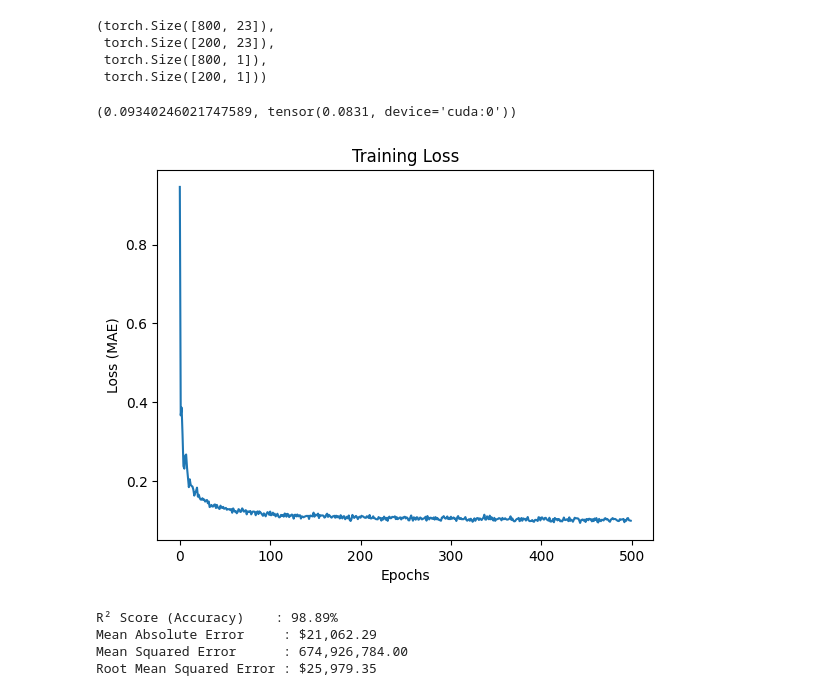
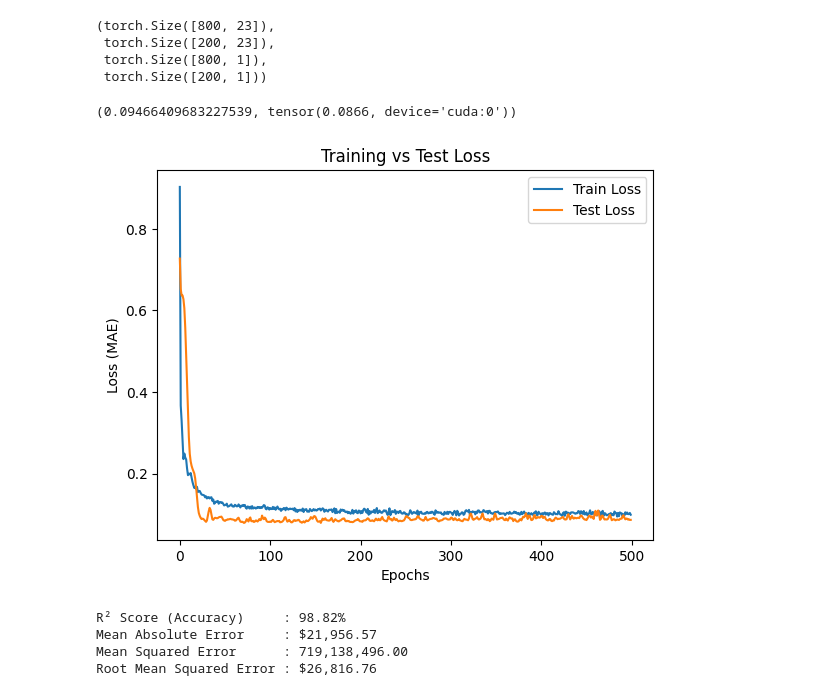
Before and after one commit to Yousef-salah-Ma/house-price-prediction-pytorch, a Jupyter notebook: house_price.ipynb, the cells around one changed output. Cells and saved outputs as stored; diff of their text form; code cells hidden in the pictures.

```diff
--- a/house_price.ipynb
+++ b/house_price.ipynb
@@ -134,6 +134,7 @@ optimizar = torch.optim.Adam(params=model.parameters(), lr=0.01)
 # Define Mean Absolute Error (MAE) as the L1 Loss function for training
 loss_fun  = nn.L1Loss()
 # %%
+
 # 15. MODEL TRAINING AND VALIDATION LOOP
 from tqdm import tqdm
 
@@ -146,41 +147,59 @@ epoch = 0
 
 # Start training loop with a progress bar
 for epochs in tqdm(range(epochs)):
+    model.train()
     model.to(device=device)        # Ensure model parameters are on the correct device
     y_pred = model(x_train)        # Forward pass: compute predictions on training features
 
     loss = loss_fun(y_pred, y_train) # Calculate the training loss (MAE)
+    optimizar.zero_grad()          # Reset gradients from the previous iteration
 
-    optimizar.zero_grad()          # Reset gradients from the previous iteration
 
     loss.backward()                # Backward pass: compute gradient of the loss w.r.t model parameters
     optimizar.step()               # Update model weights based on computed gradients
 
     loss_train.append(loss.item()) # Log historical training loss value
 
-# Switch model to evaluation mode (deactivates dropout and batch normalization behaviors)
-model.eval()
+    # Switch model to evaluation mode (deactivates dropout and batch normalization behaviors)
+    model.eval()
 
-# Temporarily disable gradient calculation to optimize memory and speed during inference
-with torch.inference_mode():
-    test_pred = model(x_test)      # Forward pass: compute predictions on testing features
+    # Temporarily disable gradient calculation to optimize memory and speed during inference
+    with torch.inference_mode():
+        test_pred = model(x_test)      # Forward pass: compute predictions on testing features
 
-    test_loss = loss_fun(test_pred, y_test) # Calculate validation/testing loss
+        test_loss = loss_fun(test_pred, y_test) # Calculate validation/testing loss
+        loss_test.append(test_loss.item())
 # %%
 # 16. LOSS PERFORMANCE CHECK
 # Extract the absolute lowest training loss achieved and compare it with the final evaluation test loss
 min(loss_train), test_loss
 # %% [output]
-(0.09340246021747589, tensor(0.0831, device='cuda:0'))
+(0.09466409683227539, tensor(0.0866, device='cuda:0'))
 # %%
-# 17. LOSS CURVE PLOTTING
-plt.plot(loss_train)          # Plot the logged training loss values across all epochs
-plt.title("Training Loss")    # Add a title to the visualization
-plt.xlabel("Epochs")          # Label the horizontal axis as training iterations
-plt.ylabel("Loss (MAE)")      # Label the vertical axis as Mean Absolute Error
-plt.show()                    # Render and display the final performance graph
+# 17. LOSS CURVE PLOTTING (TRAIN vs TEST LOSS)
+
+plt.plot(loss_train, label="Train Loss")
+# Plot training loss values across all epochs to show how the model learns over time
+
+plt.plot(loss_test, label="Test Loss")
+# Plot testing/validation loss to compare generalization performance with training
+
+plt.title("Training vs Test Loss")
+# Add a title to clearly describe the comparison between training and test performance
+
+plt.xlabel("Epochs")
+# Label x-axis as training iterations (epochs)
+
+plt.ylabel("Loss (MAE)")
+# Label y-axis as Mean Absolute Error to show error magnitude
+
+plt.legend()
+# Show legend to distinguish between Train Loss and Test Loss curves
+
+plt.show()
+# Render and display the final loss comparison graph
 # %% [output]
-[figure, old version]
+[figure, new version]
 # %%
 # 18. MODEL EVALUATION & INVERSE PERFORMANCE METRICS
 from sklearn.metrics import r2_score, mean_absolute_error, mean_squared_error, root_mean_squared_error
@@ -191,12 +210,12 @@ real_predictions = scaler_y.inverse_transform(test_pred.cpu().numpy())
 real_prices = scaler_y.inverse_transform(y_test.cpu().numpy())
 
 # Calculate and display regression performance metrics on original-scale data
-print(f"R² Score (Accuracy)    : {r2_score(real_prices, real_predictions) * 100:.2f}%")
+print(f"R² Score (Accuracy)     : {r2_score(real_prices, real_predictions) * 100:.2f}%")
 print(f"Mean Absolute Error     : ${mean_absolute_error(real_prices, real_predictions):,.2f}")
 print(f"Mean Squared Error      : {mean_squared_error(real_prices, real_predictions):,.2f}")
 print(f"Root Mean Squared Error : ${root_mean_squared_error(real_prices, real_predictions):,.2f}")
 # %% [output]
-R² Score (Accuracy)    : 98.89%
-Mean Absolute Error     : $21,062.29
-Mean Squared Error      : 674,926,784.00
-Root Mean Squared Error : $25,979.35
+R² Score (Accuracy)     : 98.82%
+Mean Absolute Error     : $21,956.57
+Mean Squared Error      : 719,138,496.00
+Root Mean Squared Error : $26,816.76
```
Also changed, not shown: parts of 5 cells of this notebook, 2 other files.
